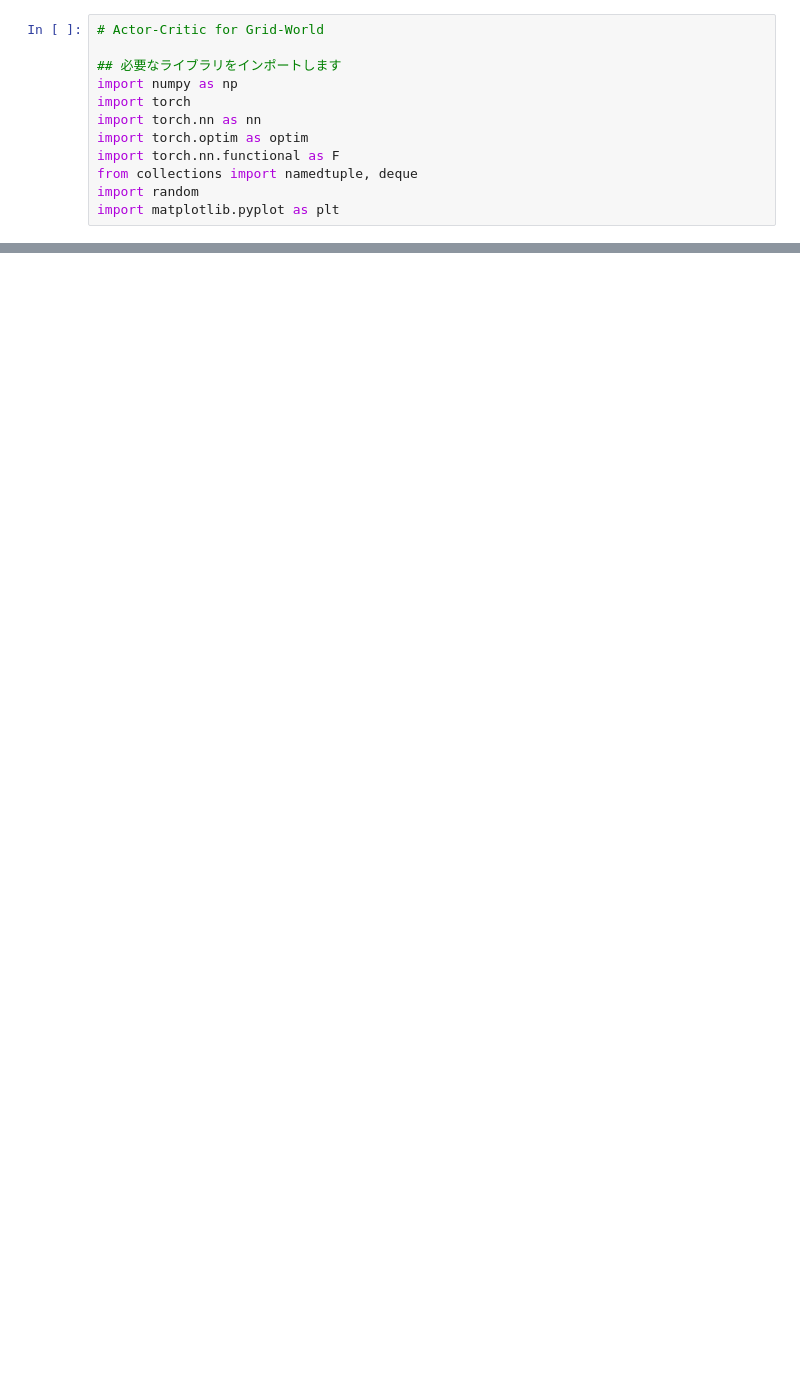
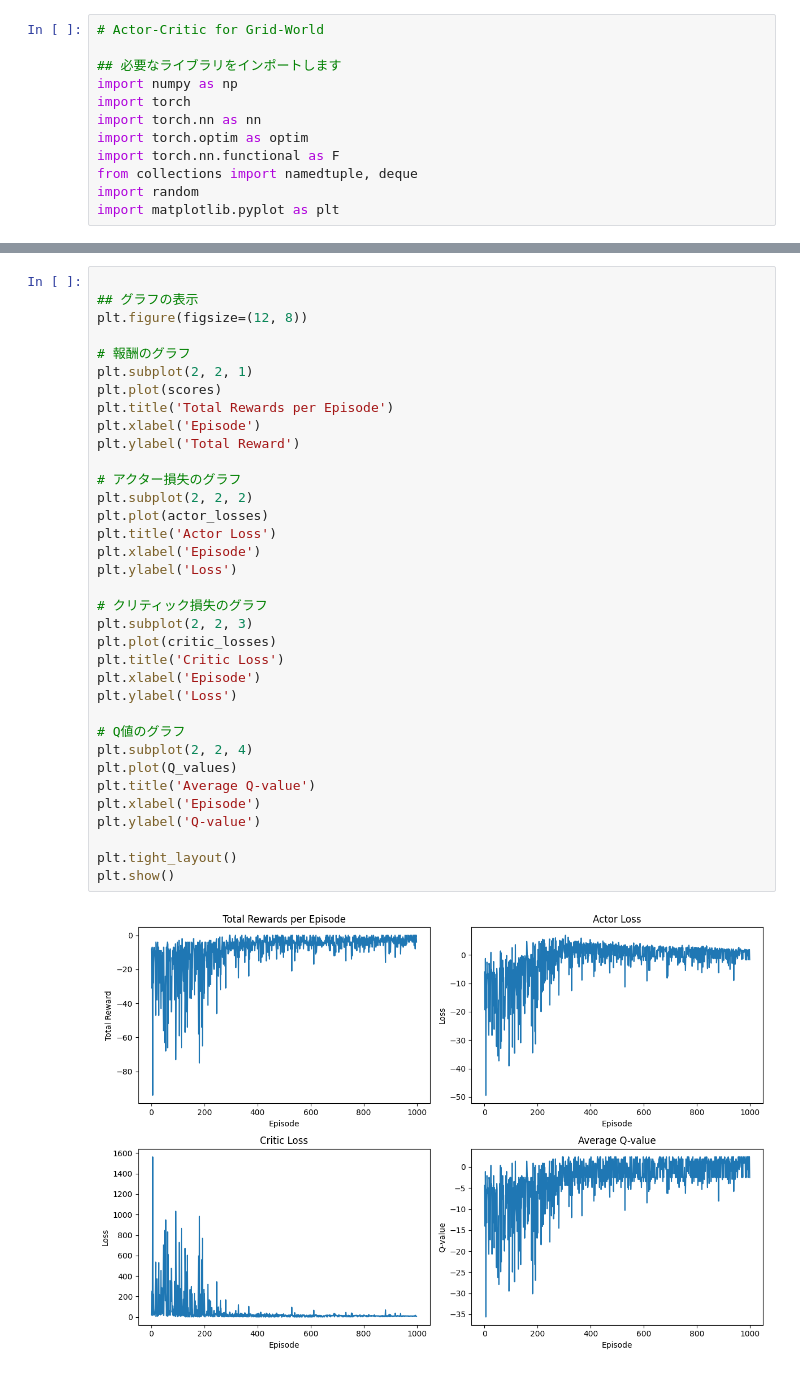
Before and after one commit to AriRyo/kjmlab_intern, a Jupyter notebook: notebook/grid-world-test6.ipynb, the cells around one changed output, grey strips where cells are left out. Saved outputs shown, nothing was run; the diff lists cells and outputs as text; blank space fills up the shorter version.

```diff
--- a/notebook/grid-world-test6.ipynb
+++ b/notebook/grid-world-test6.ipynb
@@ -259,3 +453,40 @@ plot_policy(policy, env)
+# %%
+
+## グラフの表示
+plt.figure(figsize=(12, 8))
+
+# 報酬のグラフ
+plt.subplot(2, 2, 1)
+plt.plot(scores)
+plt.title('Total Rewards per Episode')
+plt.xlabel('Episode')
+plt.ylabel('Total Reward')
+
+# アクター損失のグラフ
+plt.subplot(2, 2, 2)
+plt.plot(actor_losses)
+plt.title('Actor Loss')
+plt.xlabel('Episode')
+plt.ylabel('Loss')
+
+# クリティック損失のグラフ
+plt.subplot(2, 2, 3)
+plt.plot(critic_losses)
+plt.title('Critic Loss')
+plt.xlabel('Episode')
+plt.ylabel('Loss')
+
+# Q値のグラフ
+plt.subplot(2, 2, 4)
+plt.plot(Q_values)
+plt.title('Average Q-value')
+plt.xlabel('Episode')
+plt.ylabel('Q-value')
+
+plt.tight_layout()
+plt.show()
+# %% [output]
+[figure, added]
 # %%
 ## 移動平均を計算する関数
 def moving_average(data, window_size=10):
```
Also changed, not shown: parts of 12 cells of this notebook.
